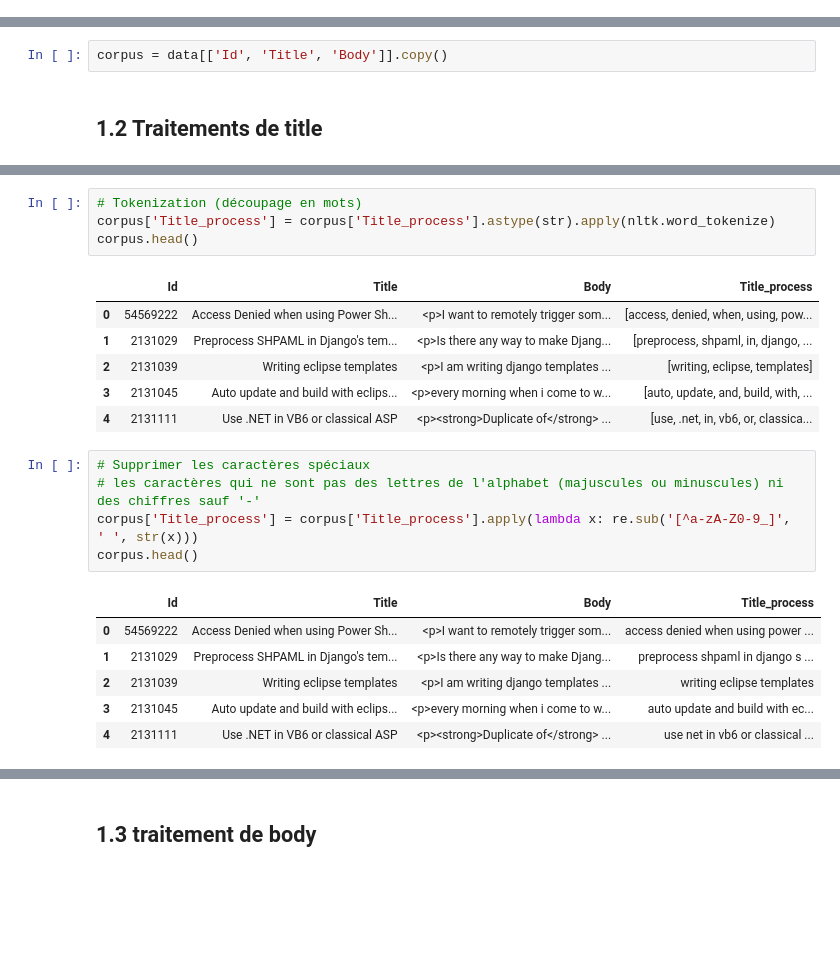
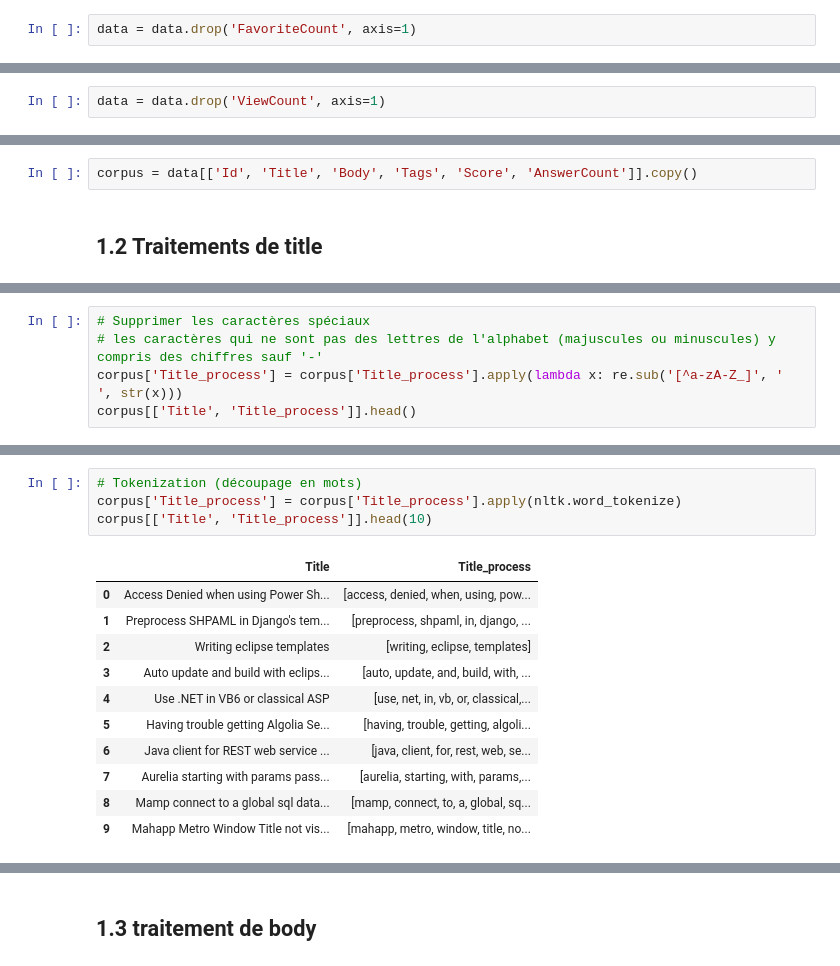
Before and after one commit to riverage86/OC_Projet5, a Jupyter notebook: explore.ipynb, the cells around one changed output, grey strips where cells are left out. Drawn from its saved outputs; the diff is of its cells as text; blank space fills up the shorter version.

```diff
--- a/explore.ipynb
+++ b/explore.ipynb
@@ -101,0 +322,2 @@ data.head()
+# %%
+data = data.drop('FavoriteCount', axis=1)
@@ -101,0 +331,2 @@ data.head()
+# %%
+data = data.drop('ViewCount', axis=1)
@@ -102,5 +349,5 @@ data.head()
 # %%
-corpus = data[['Id', 'Title', 'Body']].copy()
+corpus = data[['Id', 'Title', 'Body', 'Tags', 'Score', 'AnswerCount']].copy()
 # %% [markdown]
 ## 1.2 Traitements de title
 # %%
@@ -115,0 +374,5 @@ corpus['Title_process'] = corpus['Title'].str.lower()
+# %%
+# Supprimer les caractères spéciaux
+# les caractères qui ne sont pas des lettres de l'alphabet (majuscules ou minuscules) y compris des chiffres sauf '-'
+corpus['Title_process'] = corpus['Title_process'].apply(lambda x: re.sub('[^a-zA-Z_]', ' ', str(x)))
+corpus[['Title', 'Title_process']].head()
@@ -116,25 +386,18 @@ corpus['Title_process'] = corpus['Title'].str.lower()
 # %%
 # Tokenization (découpage en mots)
-corpus['Title_process'] = corpus['Title_process'].astype(str).apply(nltk.word_tokenize)
-corpus.head()
+corpus['Title_process'] = corpus['Title_process'].apply(nltk.word_tokenize)
+corpus[['Title', 'Title_process']].head(10)
 # %% [output]
-|  | Id | Title | Body | Title_process |
-| 0 | 54569222 | Access Denied when using Power Sh... | <p>I want to remotely trigger som... | [access, denied, when, using, pow... |
-| 1 | 2131029 | Preprocess SHPAML in Django's tem... | <p>Is there any way to make Djang... | [preprocess, shpaml, in, django, ... |
-| 2 | 2131039 | Writing eclipse templates | <p>I am writing django templates ... | [writing, eclipse, templates] |
-| 3 | 2131045 | Auto update and build with eclips... | <p>every morning when i come to w... | [auto, update, and, build, with, ... |
-| 4 | 2131111 | Use .NET in VB6 or classical ASP | <p><strong>Duplicate of</strong> ... | [use, .net, in, vb6, or, classica... |
+|  | Title | Title_process |
+| 0 | Access Denied when using Power Sh... | [access, denied, when, using, pow... |
+| 1 | Preprocess SHPAML in Django's tem... | [preprocess, shpaml, in, django, ... |
+| 2 | Writing eclipse templates | [writing, eclipse, templates] |
+| 3 | Auto update and build with eclips... | [auto, update, and, build, with, ... |
+| 4 | Use .NET in VB6 or classical ASP | [use, net, in, vb, or, classical,... |
+| 5 | Having trouble getting Algolia Se... | [having, trouble, getting, algoli... |
+| 6 | Java client for REST web service ... | [java, client, for, rest, web, se... |
+| 7 | Aurelia starting with params pass... | [aurelia, starting, with, params,... |
+| 8 | Mamp connect to a global sql data... | [mamp, connect, to, a, global, sq... |
+| 9 | Mahapp Metro Window Title not vis... | [mahapp, metro, window, title, no... |
-# %%
-# Supprimer les caractères spéciaux
-# les caractères qui ne sont pas des lettres de l'alphabet (majuscules ou minuscules) ni des chiffres sauf '-'
-corpus['Title_process'] = corpus['Title_process'].apply(lambda x: re.sub('[^a-zA-Z0-9_]', ' ', str(x)))
-corpus.head()
-# %% [output]
-|  | Id | Title | Body | Title_process |
-| 0 | 54569222 | Access Denied when using Power Sh... | <p>I want to remotely trigger som... | access denied when using power ... |
-| 1 | 2131029 | Preprocess SHPAML in Django's tem... | <p>Is there any way to make Djang... | preprocess shpaml in django s ... |
-| 2 | 2131039 | Writing eclipse templates | <p>I am writing django templates ... | writing eclipse templates |
-| 3 | 2131045 | Auto update and build with eclips... | <p>every morning when i come to w... | auto update and build with ec... |
-| 4 | 2131111 | Use .NET in VB6 or classical ASP | <p><strong>Duplicate of</strong> ... | use net in vb6 or classical ... |
 # %%
 # Supprimer les mots non informatifs (stop words)
```
Also changed, not shown: parts of 98 cells of this notebook, 1 other file.
